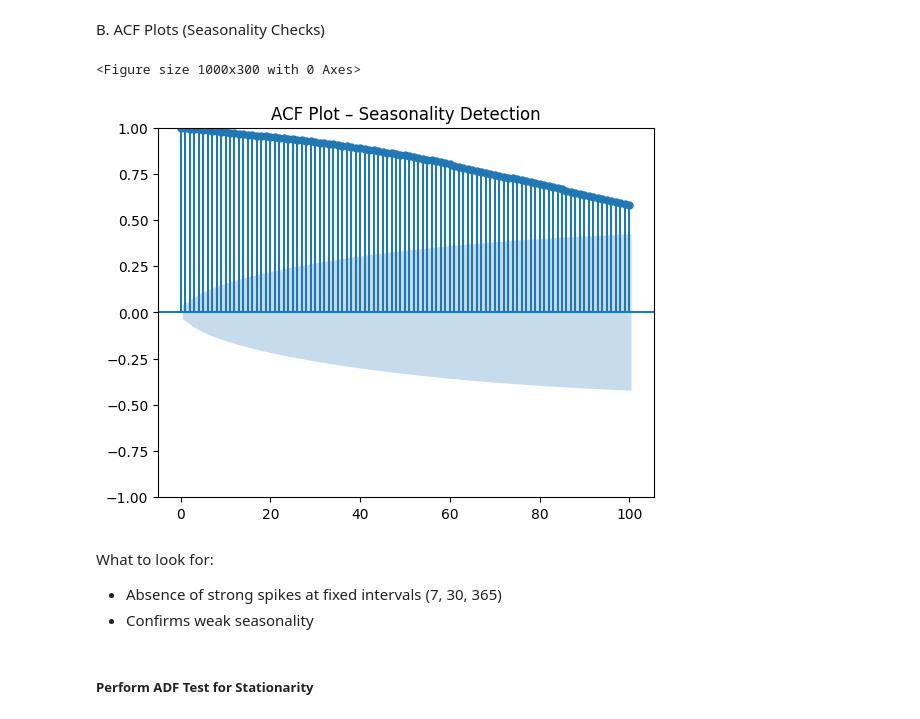
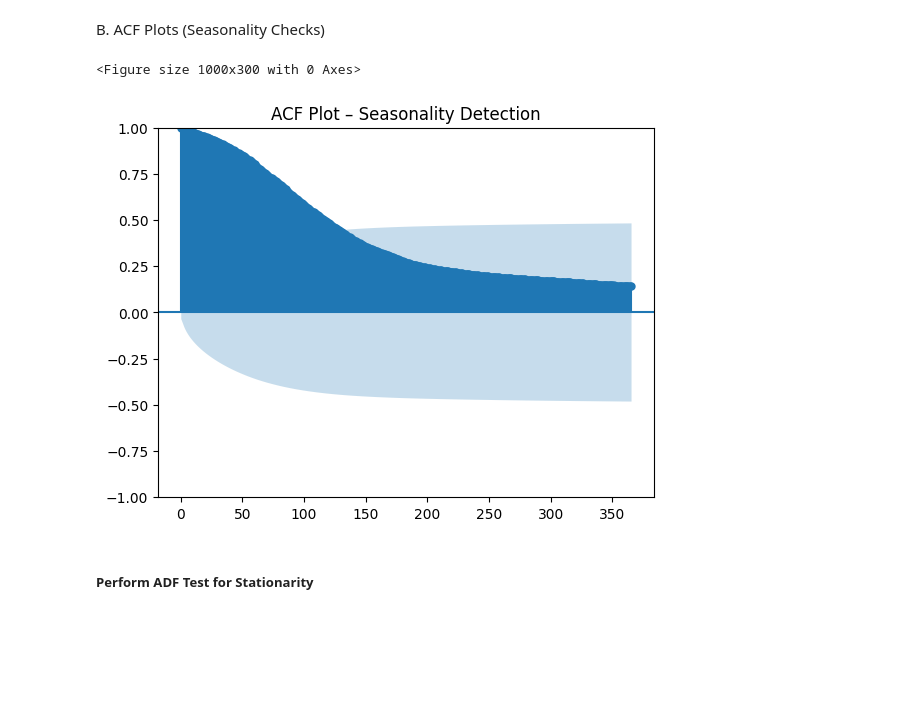
Before and after one commit to naresh5422/crypto-forecasting-project, a Jupyter notebook: notebooks/cryptocurrency_price_forecasting.ipynb, the cells around one changed output. Saved outputs shown, nothing was run; the diff lists cells and outputs as text; code cells hidden in the pictures; blank space fills up the shorter version.

Commit message:
Completed entire implementation with plots

```diff
--- a/notebooks/cryptocurrency_price_forecasting.ipynb
+++ b/notebooks/cryptocurrency_price_forecasting.ipynb
@@ -174,5 +174,10 @@ plt.show()
 # %% [markdown]
 #### Seasonality identification
 # %%
-stl = STL(df['Close'], period=7)  # weekly seasonality
+stl = STL(df['Close'], period=30)  # weekly seasonality
 result = stl.fit()
+df['Trend'] = result.trend
+df['Seasonal'] = result.seasonal
+df['Residual'] = result.resid
+result.plot()
+plt.show()
@@ -193,0 +186,8 @@ plt.show()
+# %%
+stl = STL(df['Close'], period=7)  # weekly seasonality
+result = stl.fit()
+df['Trend'] = result.trend
+df['Seasonal'] = result.seasonal
+df['Residual'] = result.resid
+result.plot()
+plt.show()
@@ -254,16 +253,12 @@ plt.show()
 B. ACF Plots (Seasonality Checks)
 # %%
 plt.figure(figsize=(10,3))
-plot_acf(df['Close'], lags=100, )
+plot_acf(df['Close'], lags=365, )
 plt.title('ACF Plot – Seasonality Detection')
 plt.show()
 # %% [output]
 <Figure size 1000x300 with 0 Axes>
-[figure, old version]
+[figure, new version]
-# %% [markdown]
-What to look for:
-- Absence of strong spikes at fixed intervals (7, 30, 365)
-- Confirms weak seasonality
 # %% [markdown]
 ##### Perform ADF Test for Stationarity
 # %%
```
Also changed, not shown: parts of 63 cells of this notebook, 12 other files.
